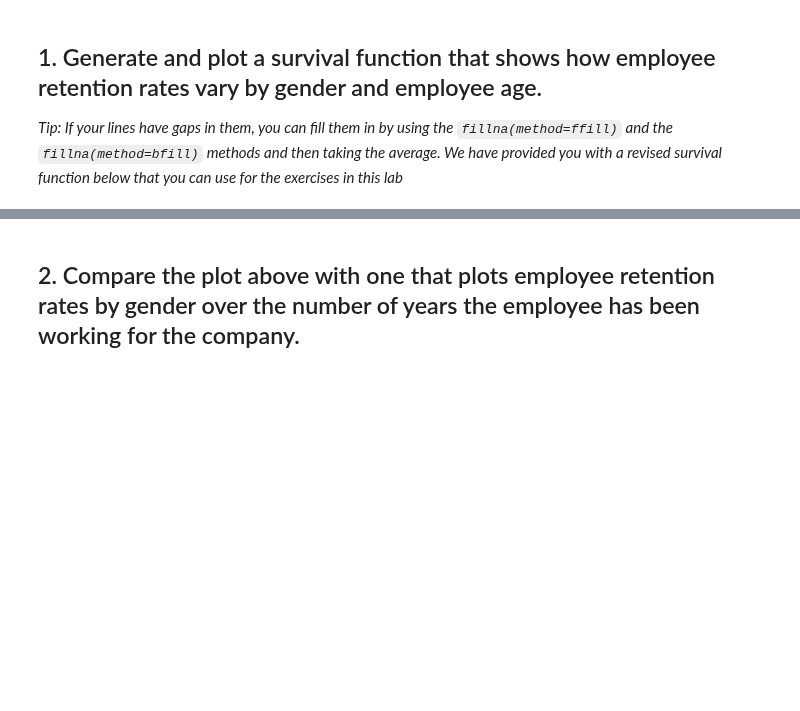
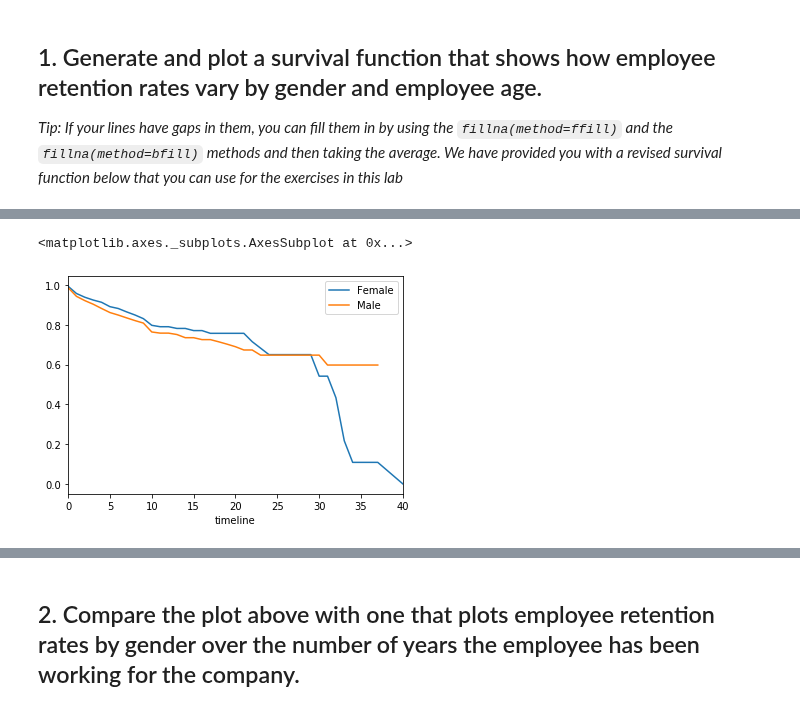
Before and after one commit to ironhack-labs/data-labs, a Jupyter notebook: module-2/lab-survival-analysis/your-code/main.ipynb, the cells around one changed output, grey strips where cells are left out. Saved outputs shown, nothing was run; the diff lists cells and outputs as text; code cells hidden in the pictures; blank space fills up the shorter version.

```diff
--- a/module-2/lab-survival-analysis/your-code/main.ipynb
+++ b/module-2/lab-survival-analysis/your-code/main.ipynb
@@ -12,2 +9,2 @@ cf.go_offline()
 # %%
-data = pd.read_csv('./data/attrition.csv')
+data = pd.read_csv('../data/attrition.csv')
@@ -34,0 +80,3 @@ def survival(data, group_field, time_field, event_field):
+# %%
+rates_gender = survival(data, 'Gender', 'YearsAtCompany', 'Attrition')
+rates_age = survival(data, 'Age', 'YearsAtCompany', 'Attrition')
@@ -34,0 +118,5 @@ def survival(data, group_field, time_field, event_field):
+# %%
+rates_gender.plot()
+# %% [output]
+<matplotlib.axes._subplots.AxesSubplot at 0x...>
+[figure, added]
```
Also changed, not shown: parts of 13 cells of this notebook, 22 other files.
